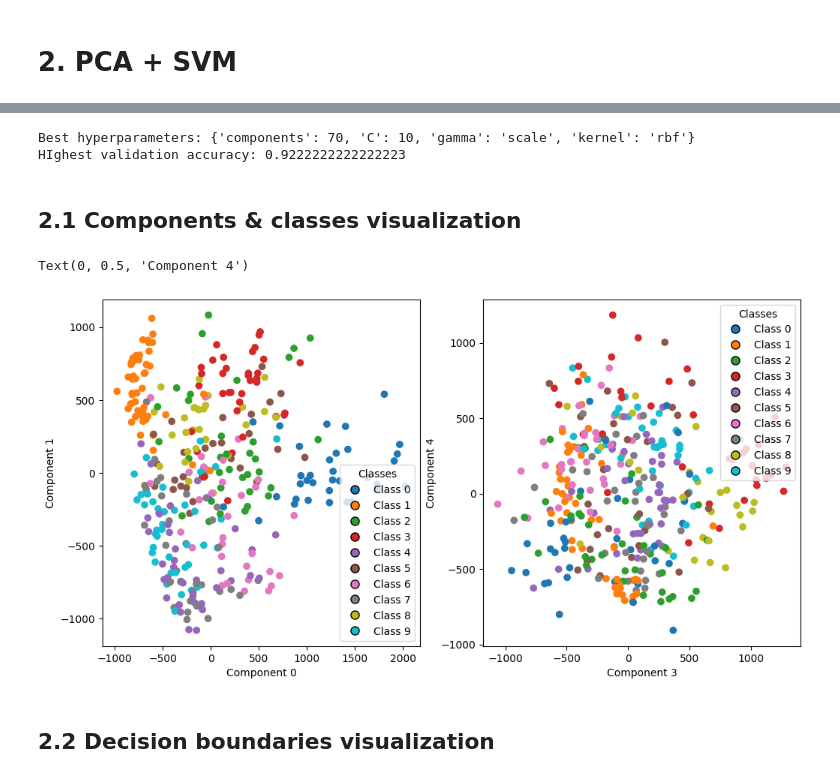
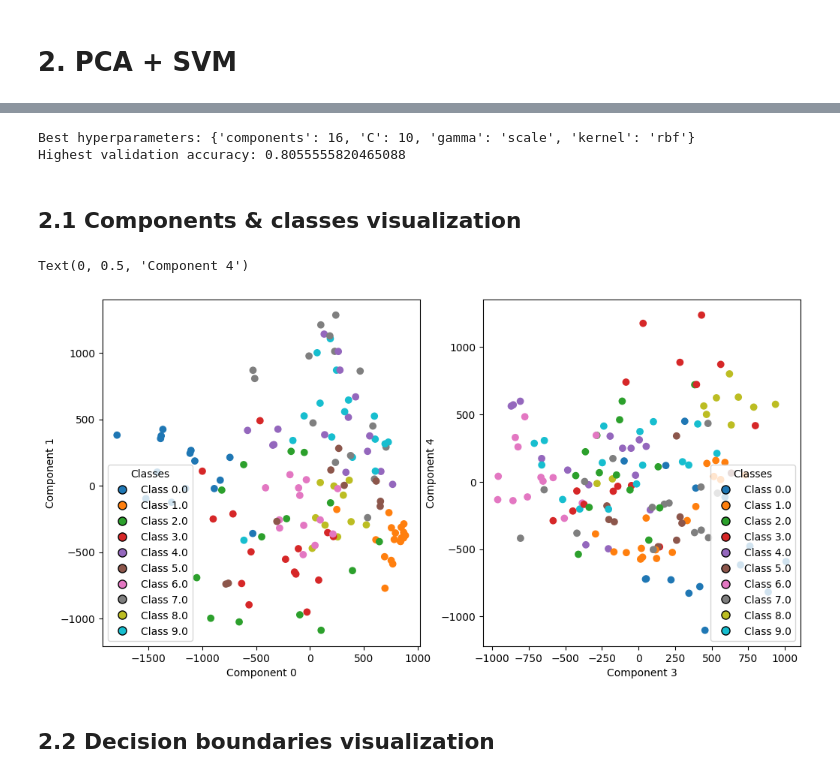
Before and after one commit to pribylr/ml-svm, a Jupyter notebook: svm.ipynb, the cells around one changed output, grey strips where cells are left out. Saved outputs shown, nothing was run; the diff lists cells and outputs as text; code cells hidden in the pictures.

```diff
--- a/svm.ipynb
+++ b/svm.ipynb
@@ -40,13 +54,16 @@ val_accs = []
 param_combinations = product(grid_params['C'], grid_params['gamma'], grid_params['kernel'])
 
 for C, gamma, kernel in param_combinations:
-    svm = SVC(C=C, gamma=gamma, kernel=kernel)
-    svm.fit(Xtrain, ytrain)
-    pred = svm.predict(Xval)
-    val_acc = accuracy_score(yval, pred)
+    if kernel == 'linear':
+        svm = LinearSVC(C=C)
+    else:
+        svm = SVC(C=C, gamma=gamma, kernel=kernel)
+
+    svm.fit(Xtrain_cp, ytrain_cp)
+    pred = svm.predict(Xval_cp)
+    val_acc = accuracy_score(yval_cp, pred)
     val_accs.append(val_acc)
-    #print(f"Params: C={C}, gamma={gamma}, kernel={kernel} | Evaluation Accuracy: {val_acc:.4f}")
-
+    # print(f"Params: C={C}, gamma={gamma}, kernel={kernel} | Evaluation Accuracy: {val_acc:.4f}")
     if val_acc > best_val_acc:
         best_val_acc = val_acc
         best_model = svm
@@ -102,7 +121,7 @@ best_val_acc_pca = 0
 val_accs_pca = []
 # %%
 grid_params_pca = {
-    'components': [12, 16, 42, 70, 140],
+    'components': [12, 16, 42],
     'C': [0.1, 1, 10],
     'gamma': ['scale'],
     'kernel': ['rbf', 'linear', 'poly', 'sigmoid']
@@ -116,14 +135,20 @@ param_combinations_pca = product(
 )
 # %%
 for components, C, gamma, kernel in param_combinations_pca:
-    pipeline = Pipeline([
-        ('pca', PCA(n_components=components)),
-        ('svc', SVC(C=C, gamma=gamma, kernel=kernel))
-    ])
+    if kernel == 'linear':
+        pipeline = make_pipeline(
+            PCA(n_components=components),
+            LinearSVC(C=C, max_iter=10000)
+        )
+    else:
+        pipeline = make_pipeline(
+            PCA(n_components=components),
+            SVC(C=C, gamma=gamma, kernel=kernel)
+        )
 
-    pipeline.fit(Xtrain, ytrain)
-    pred = pipeline.predict(Xval)
-    val_acc = accuracy_score(yval, pred)
+    pipeline.fit(Xtrain_cp, ytrain_cp)
+    pred = pipeline.predict(Xval_cp)
+    val_acc = accuracy_score(yval_cp, pred)
     val_accs_pca.append(val_acc)
     #print(f"Params: Components={components}, C={C}, gamma={gamma}, kernel={kernel} | Evaluation Accuracy: {val_acc:.4f}")
 
@@ -135,5 +160,5 @@ for components, C, gamma, kernel in param_combinations_pca:
 print("Best hyperparameters:", best_params_pca)
 print("Highest validation accuracy:", best_val_acc_pca)
 # %% [output]
-Best hyperparameters: {'components': 70, 'C': 10, 'gamma': 'scale', 'kernel': 'rbf'}
-HIghest validation accuracy: 0.9222222222222223
+Best hyperparameters: {'components': 16, 'C': 10, 'gamma': 'scale', 'kernel': 'rbf'}
+Highest validation accuracy: 0.8055555820465088
@@ -146,7 +174,7 @@ numeric_labels = [label_to_num[label] for label in ytrain]
 # %%
 pca_tmp = PCA(n_components=best_params_pca['components'])
 
-pca_viz_data = pca_tmp.fit_transform(Xtrain)
+pca_viz_data = pca_tmp.fit_transform(Xtrain_cp)
 # %%
 fig = plt.figure(figsize=(12, 6))
 ax1 = fig.add_subplot(121)
@@ -155,39 +183,39 @@ ax2 = fig.add_subplot(122)
 cmap = plt.cm.get_cmap(plt.cm.tab10, len(unique_labels))
 
 comp0, comp1 = 0, 1
-sc1 = ax1.scatter(pca_viz_data[:, comp0], pca_viz_data[:, comp1], c=numeric_labels,
+sc1 = ax1.scatter(pca_viz_data.get()[:, comp0], pca_viz_data.get()[:, comp1], c=numeric_labels,
            cmap=cmap
           )
 comp2, comp3 = 3, 4
-sc2 = ax2.scatter(pca_viz_data[:, comp2], pca_viz_data[:, comp3], c=numeric_labels,
+sc2 = ax2.scatter(pca_viz_data.get()[:, comp2], pca_viz_data.get()[:, comp3], c=numeric_labels,
            cmap=cmap
           )
 
 legend_handles = []
 for idx, label in enumerate(unique_labels):
     color = cmap(idx)  # color corresponding to the class index
     # Create a 'Line2D' (or you can use mpatches.Patch) for the legend
     handle = Line2D(
         [0], [0],
         marker='o',
         color='none',
         markerfacecolor=color,
         label=f'Class {label}',
         markersize=8
     )
     legend_handles.append(handle)
 
 # Add legend to one of the axes (e.g., ax1)
 ax1.legend(handles=legend_handles, title='Classes', loc='best')
 ax2.legend(handles=legend_handles, title='Classes', loc='best')
 
 ax1.set_xlabel(f'Component {comp0}')
 ax1.set_ylabel(f'Component {comp1}')
 ax2.set_xlabel(f'Component {comp2}')
 ax2.set_ylabel(f'Component {comp3}')
 # %% [output]
 Text(0, 0.5, 'Component 4')
-[figure, old version]
+[figure, new version]
 # %% [markdown]
 ## 2.2 Decision boundaries visualization
 # %%
```
Also changed, not shown: parts of 16 cells of this notebook.
